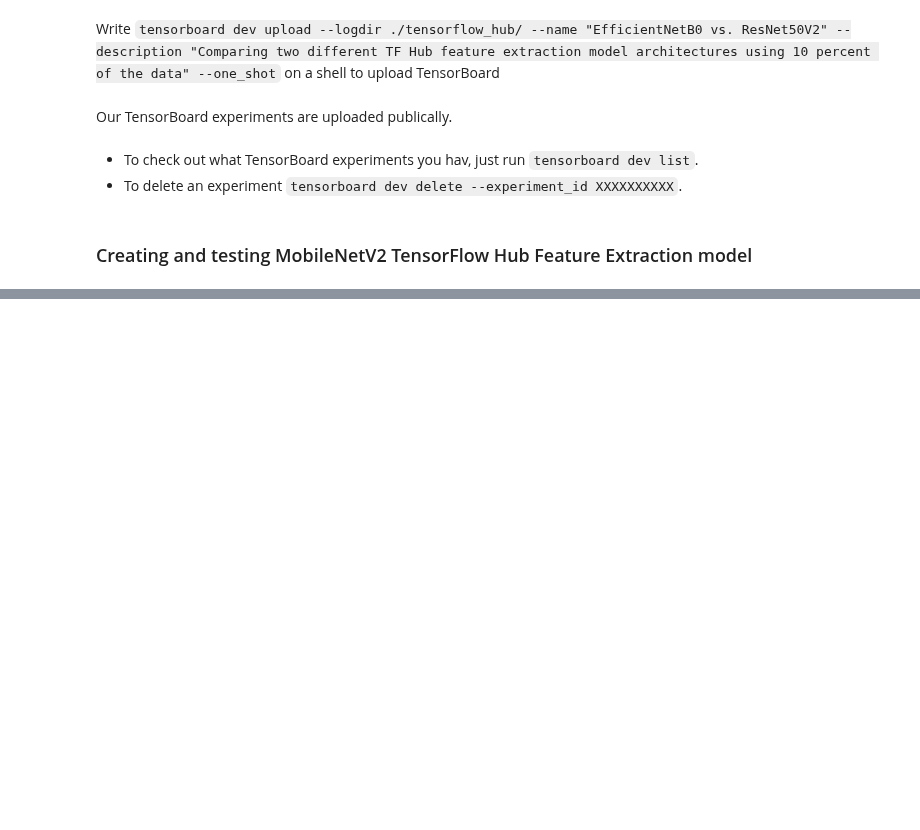
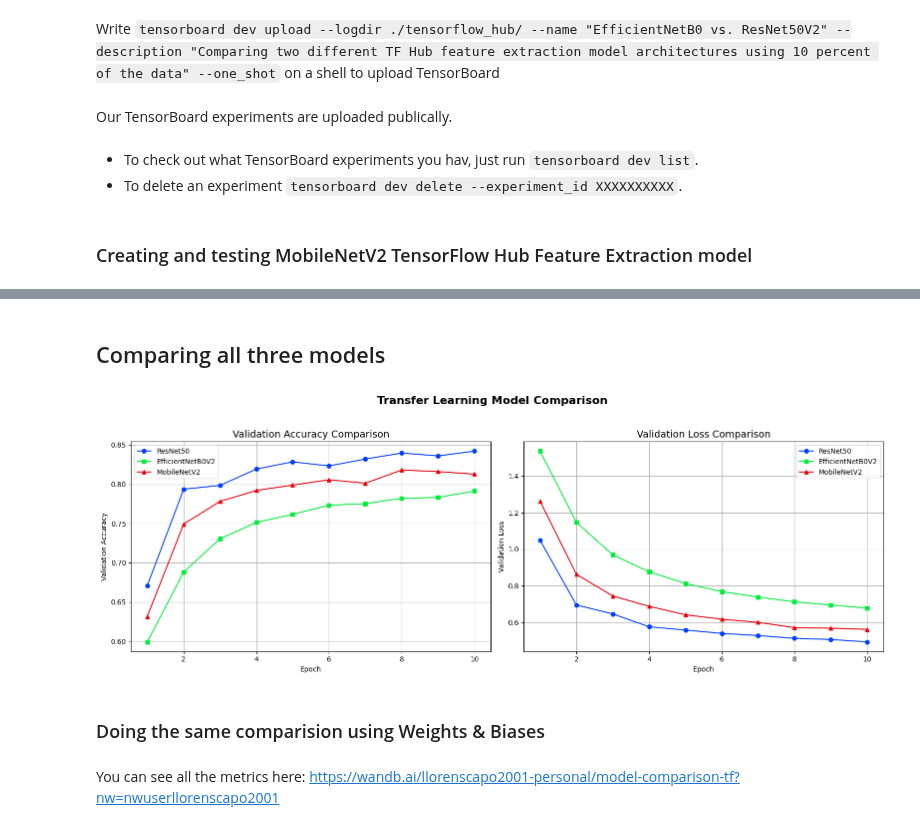
Before and after one commit to llorenscapotorres/TensorFlow, a Jupyter notebook: Transfer_Learning/Feature_Extraction/04_transfer_learning_feature_extraction.ipynb, the cells around one changed output, grey strips where cells are left out. Saved outputs shown, nothing was run; the diff lists cells and outputs as text; code cells hidden in the pictures; blank space fills up the shorter version.

```diff
--- a/Transfer_Learning/Feature_Extraction/04_transfer_learning_feature_extraction.ipynb
+++ b/Transfer_Learning/Feature_Extraction/04_transfer_learning_feature_extraction.ipynb
@@ -342,0 +343,52 @@ plot_loss_curves(history=mobilenet_history)
+# %% [markdown]
+## Comparing all three models
+# %%
+import matplotlib.pyplot as plt
+
+# Extraer las métricas de cada historia
+resnet_acc = resnet_history.history["val_accuracy"]
+resnet_loss = resnet_history.history["val_loss"]
+
+efficientnet_acc = efficientnet_history.history["val_accuracy"]
+efficientnet_loss = efficientnet_history.history["val_loss"]
+
+mobilenet_acc = mobilenet_history.history["val_accuracy"]
+mobilenet_loss = mobilenet_history.history["val_loss"]
+
+# Crear rango de épocas
+epochs = range(1, len(resnet_acc) + 1)
+
+# Estilo bonito
+plt.style.use("seaborn-v0_8-bright")
+
+# Crear subplots: una para accuracy, otra para loss
+fig, (ax1, ax2) = plt.subplots(1, 2, figsize=(16, 6))
+
+# Accuracy
+ax1.plot(epochs, resnet_acc, label="ResNet50", marker='o')
+ax1.plot(epochs, efficientnet_acc, label="EfficientNetB0V2", marker='s')
+ax1.plot(epochs, mobilenet_acc, label="MobileNetV2", marker='^')
+ax1.set_title("Validation Accuracy Comparison", fontsize=14)
+ax1.set_xlabel("Epoch")
+ax1.set_ylabel("Validation Accuracy")
+ax1.legend()
+ax1.grid(True)
+
+# Loss
+ax2.plot(epochs, resnet_loss, label="ResNet50", marker='o')
+ax2.plot(epochs, efficientnet_loss, label="EfficientNetB0V2", marker='s')
+ax2.plot(epochs, mobilenet_loss, label="MobileNetV2", marker='^')
+ax2.set_title("Validation Loss Comparison", fontsize=14)
+ax2.set_xlabel("Epoch")
+ax2.set_ylabel("Validation Loss")
+ax2.legend()
+ax2.grid(True)
+
+# Ajustes finales
+plt.suptitle("Transfer Learning Model Comparison", fontsize=16, weight='bold')
+plt.tight_layout(rect=[0, 0.03, 1, 0.95])
+plt.show()
+# %% [output]
+[figure, added]
+# %% [markdown]
+### Doing the same comparision using Weights & Biases
@@ -342,0 +415,2 @@ plot_loss_curves(history=mobilenet_history)
+# %% [markdown]
+You can see all the metrics here: https://wandb.ai/llorenscapo2001-personal/model-comparison-tf?nw=nwuserllorenscapo2001
```
Also changed, not shown: parts of 11 cells of this notebook, 34 other files.
